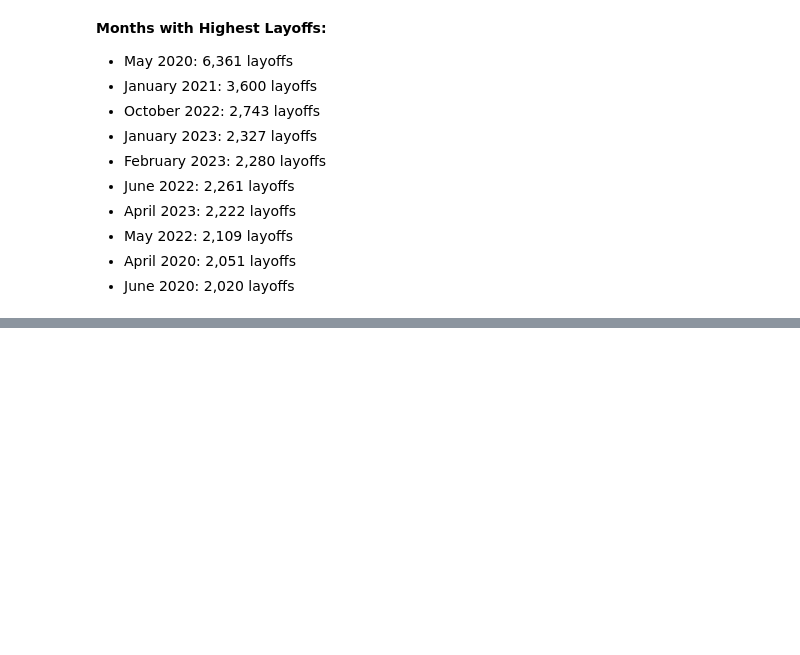
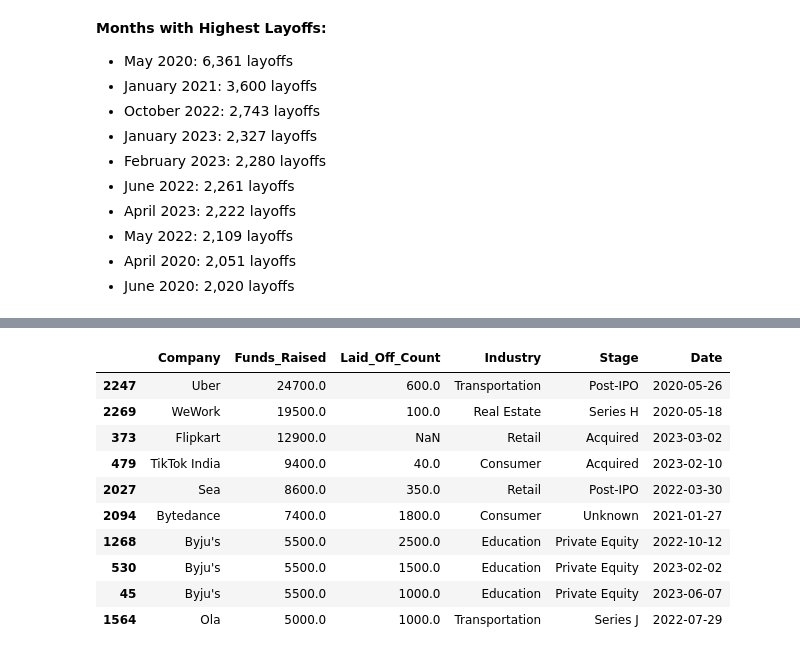
Before and after one commit to raj-rajat/Layoffs-Dataset-2023, a Jupyter notebook: layoffs-dataset-2023.ipynb, the cells around one changed output, grey strips where cells are left out. Cells and saved outputs as stored; diff of their text form; code cells hidden in the pictures; blank space fills up the shorter version.

Commit message:
Kaggle Notebook | Layoffs Dataset 2023 | Version 4

```diff
--- a/layoffs-dataset-2023.ipynb
+++ b/layoffs-dataset-2023.ipynb
@@ -618,0 +650,17 @@ Freq: M, Name: Laid_Off_Count, dtype: float64
+# %%
+# Companies in India with high funds raised and significant layoffs
+top_funded_companies_with_layoffs = india_df.sort_values(by=['Funds_Raised', 'Laid_Off_Count'], ascending=[False, False]).head(10)
+
+top_funded_companies_with_layoffs[['Company', 'Funds_Raised', 'Laid_Off_Count', 'Industry', 'Stage', 'Date']]
+# %% [output]
+|  | Company | Funds_Raised | Laid_Off_Count | Industry | Stage | Date |
+| 2247 | Uber | 24700.0 | 600.0 | Transportation | Post-IPO | 2020-05-26 |
+| 2269 | WeWork | 19500.0 | 100.0 | Real Estate | Series H | 2020-05-18 |
+| 373 | Flipkart | 12900.0 | NaN | Retail | Acquired | 2023-03-02 |
+| 479 | TikTok India | 9400.0 | 40.0 | Consumer | Acquired | 2023-02-10 |
+| 2027 | Sea | 8600.0 | 350.0 | Retail | Post-IPO | 2022-03-30 |
+| 2094 | Bytedance | 7400.0 | 1800.0 | Consumer | Unknown | 2021-01-27 |
+| 1268 | Byju's | 5500.0 | 2500.0 | Education | Private Equity | 2022-10-12 |
+| 530 | Byju's | 5500.0 | 1500.0 | Education | Private Equity | 2023-02-02 |
+| 45 | Byju's | 5500.0 | 1000.0 | Education | Private Equity | 2023-06-07 |
+| 1564 | Ola | 5000.0 | 1000.0 | Transportation | Series J | 2022-07-29 |
```
Also changed, not shown: parts of 10 cells of this notebook.
